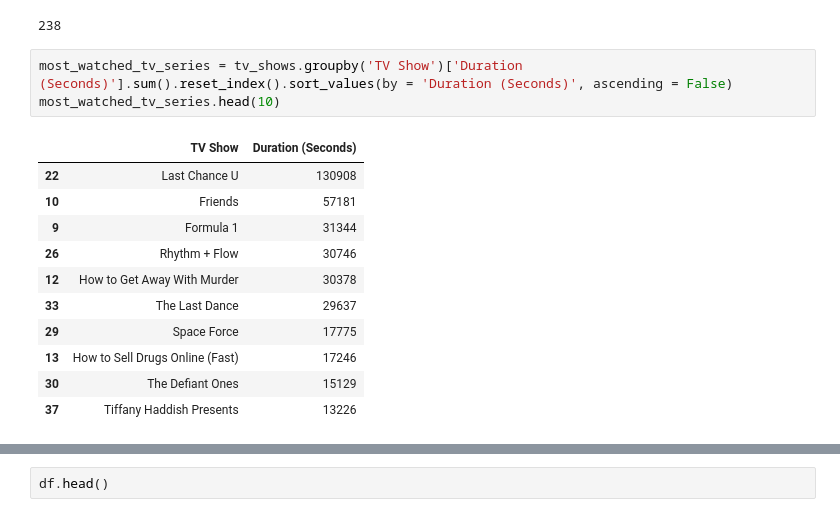
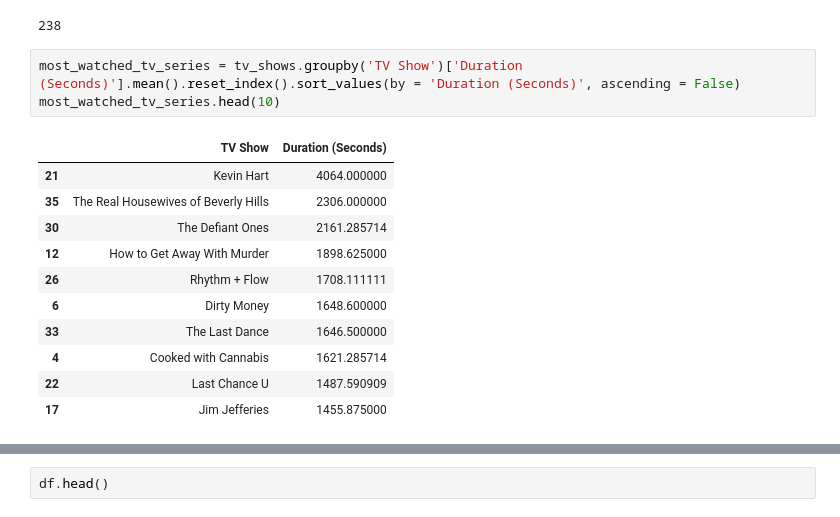
Before and after one commit to hemantrattey/Netflix_Analysis, a Jupyter notebook: Script2-Data_Analysis.ipynb, the cells around one changed output, grey strips where cells are left out. Cells and saved outputs as stored; diff of their text form.

```diff
--- a/Script2-Data_Analysis.ipynb
+++ b/Script2-Data_Analysis.ipynb
@@ -203,20 +220,20 @@ tv_shows['Title'].nunique()
 # %% [output]
 238
 # %%
-most_watched_tv_series = tv_shows.groupby('TV Show')['Duration (Seconds)'].sum().reset_index().sort_values(by = 'Duration (Seconds)', ascending = False)
+most_watched_tv_series = tv_shows.groupby('TV Show')['Duration (Seconds)'].mean().reset_index().sort_values(by = 'Duration (Seconds)', ascending = False)
 most_watched_tv_series.head(10)
 # %% [output]
 |  | TV Show | Duration (Seconds) |
-| 22 | Last Chance U | 130908 |
-| 10 | Friends | 57181 |
-| 9 | Formula 1 | 31344 |
-| 26 | Rhythm + Flow | 30746 |
-| 12 | How to Get Away With Murder | 30378 |
-| 33 | The Last Dance | 29637 |
-| 29 | Space Force | 17775 |
-| 13 | How to Sell Drugs Online (Fast) | 17246 |
-| 30 | The Defiant Ones | 15129 |
-| 37 | Tiffany Haddish Presents | 13226 |
+| 21 | Kevin Hart | 4064.000000 |
+| 35 | The Real Housewives of Beverly Hills | 2306.000000 |
+| 30 | The Defiant Ones | 2161.285714 |
+| 12 | How to Get Away With Murder | 1898.625000 |
+| 26 | Rhythm + Flow | 1708.111111 |
+| 6 | Dirty Money | 1648.600000 |
+| 33 | The Last Dance | 1646.500000 |
+| 4 | Cooked with Cannabis | 1621.285714 |
+| 22 | Last Chance U | 1487.590909 |
+| 17 | Jim Jefferies | 1455.875000 |
 # %%
 font = {'family': 'serif',
         'color': '#004466',
```
Also changed, not shown: parts of 20 cells of this notebook, 7 other files.
